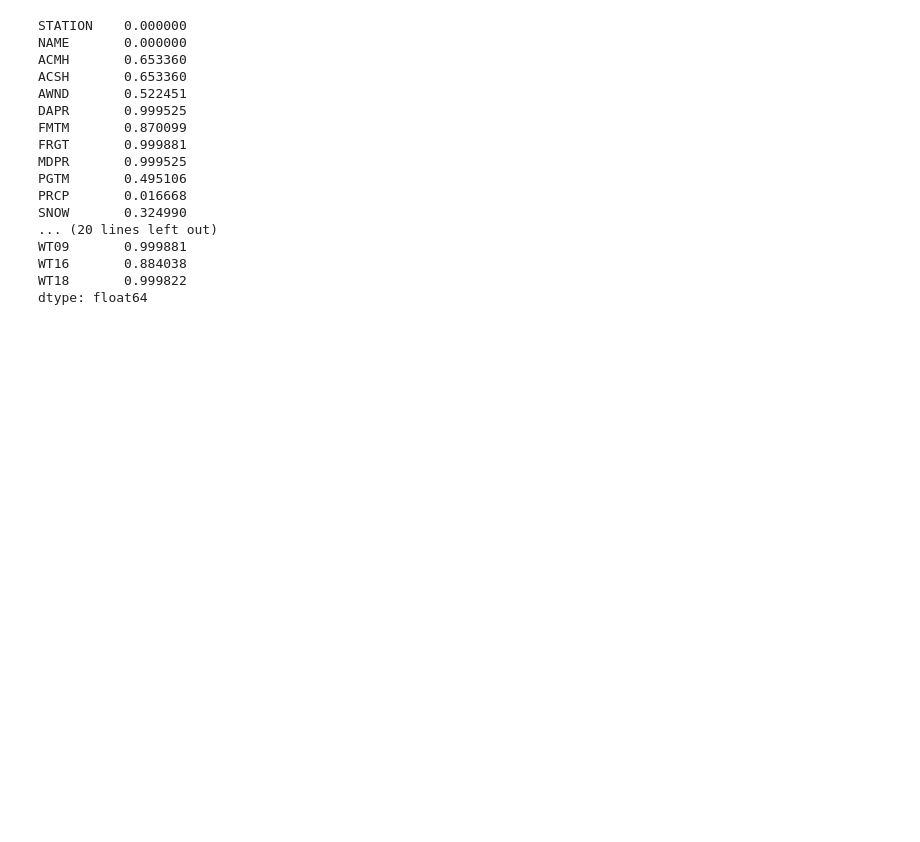
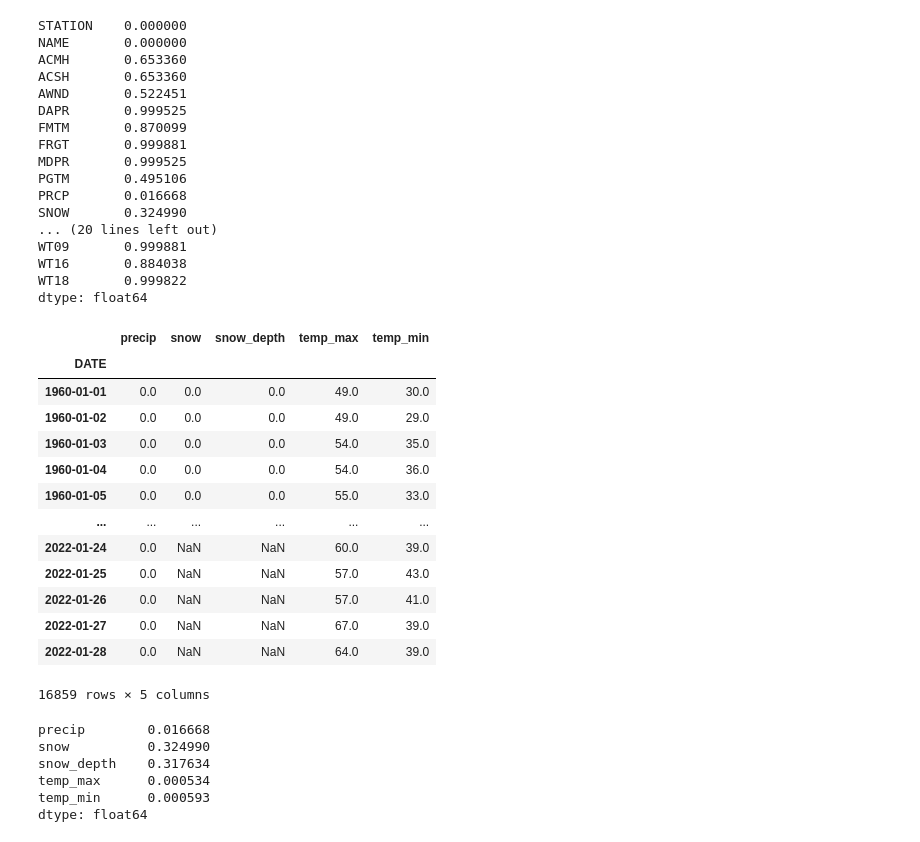
Before and after one commit to SkylarHuang55/Machine-Learning-Projects, a Jupyter notebook: Weather Prediction/Weather Prediction.ipynb, the cells around one changed output. Cells and saved outputs as stored; diff of their text form; code cells hidden in the pictures; blank space fills up the shorter version.

```diff
--- a/Weather Prediction/Weather Prediction.ipynb
+++ b/Weather Prediction/Weather Prediction.ipynb
@@ -38,3 +38,32 @@ WT09       0.999881
 WT16       0.884038
 WT18       0.999822
 dtype: float64
+# %%
+core_weather = weather[['PRCP','SNOW','SNWD','TMAX','TMIN']].copy()
+# %%
+core_weather.columns = ['precip','snow','snow_depth','temp_max','temp_min']
+core_weather
+# %% [output]
+|  | precip | snow | snow_depth | temp_max | temp_min |
+| DATE |  |  |  |  |  |
+| 1960-01-01 | 0.0 | 0.0 | 0.0 | 49.0 | 30.0 |
+| 1960-01-02 | 0.0 | 0.0 | 0.0 | 49.0 | 29.0 |
+| 1960-01-03 | 0.0 | 0.0 | 0.0 | 54.0 | 35.0 |
+| 1960-01-04 | 0.0 | 0.0 | 0.0 | 54.0 | 36.0 |
+| 1960-01-05 | 0.0 | 0.0 | 0.0 | 55.0 | 33.0 |
+| ... | ... | ... | ... | ... | ... |
+| 2022-01-24 | 0.0 | NaN | NaN | 60.0 | 39.0 |
+| 2022-01-25 | 0.0 | NaN | NaN | 57.0 | 43.0 |
+| 2022-01-26 | 0.0 | NaN | NaN | 57.0 | 41.0 |
+| 2022-01-27 | 0.0 | NaN | NaN | 67.0 | 39.0 |
+| 2022-01-28 | 0.0 | NaN | NaN | 64.0 | 39.0 |
+16859 rows × 5 columns
+# %%
+core_weather.apply(pd.isnull).sum()/core_weather.shape[0]
+# %% [output]
+precip        0.016668
+snow          0.324990
+snow_depth    0.317634
+temp_max      0.000534
+temp_min      0.000593
+dtype: float64
```
Also changed, not shown: parts of 32 cells of this notebook.
